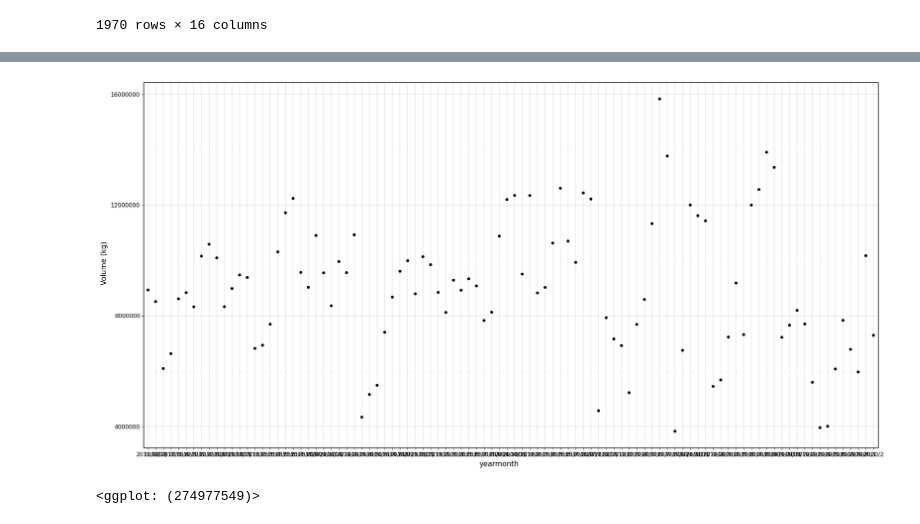
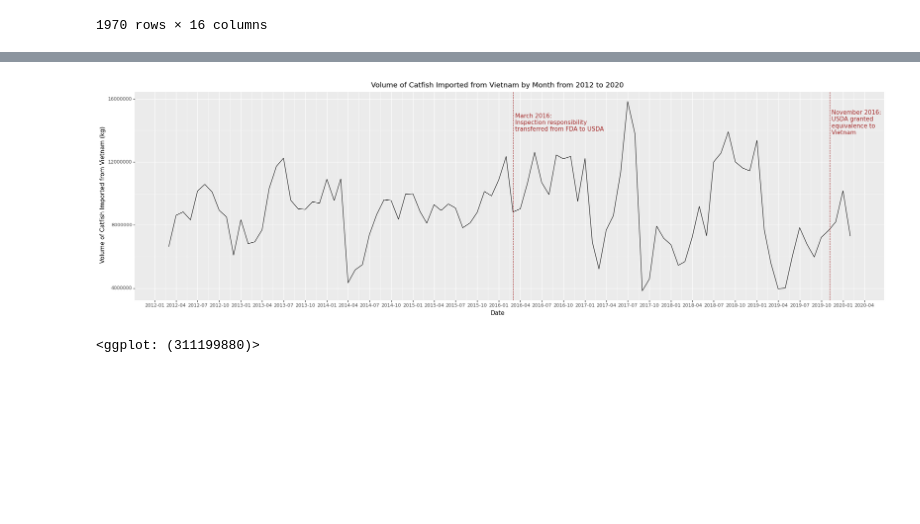
Before and after one commit to MikeBaileyGit/NatlFisheries, a Jupyter notebook: 2_data/Trade Volume/exploring_monthly_trade.ipynb, the cells around one changed output, grey strips where cells are left out. Cells and saved outputs as stored; diff of their text form; code cells hidden in the pictures; blank space fills up the shorter version.

```diff
--- a/2_data/Trade Volume/exploring_monthly_trade.ipynb
+++ b/2_data/Trade Volume/exploring_monthly_trade.ipynb
@@ -191,12 +198,26 @@ vietnam_monthly
 96 rows × 4 columns
-# %%
-# Bar plot
-(
-    ggplot(vietnam_monthly,aes(x='yearmonth',y='Volume (kg)')) +
-    geom_point() +
-    theme_linedraw() +
-    theme(figure_size=(20,10))
-)
-# %% [output]
-[figure, removed]
-<ggplot: (274977549)>
+# %%
+# Path plot
+(
+    ggplot(vietnam_monthly,aes('YearMonth','Volume (kg)')) +
+    geom_path() +
+    geom_vline(xintercept=['2016-03-01','2019-11-05'],
+               color='brown',linetype='dashed') +
+    annotate('text',
+             x=pd.to_datetime('2016-03-01'),y=14500000,
+             label=' March 2016:\n Inspection responsibility\n transferred from FDA to USDA',
+             color='brown',ha='left') +
+    annotate('text',
+             x=pd.to_datetime('2019-11-05'),y=14500000,
+             label=' November 2016:\n USDA granted\n equivalence to\n Vietnam',
+             color='brown',ha='left') +
+    labs(title='Volume of Catfish Imported from Vietnam by Month from 2012 to 2020',
+         x='Date',y='Volume of Catfish Imported from Vietnam (kg)') +
+    scale_x_datetime(breaks=date_breaks('3 months'),
+                     labels=date_format('%Y-%m')) +
+    theme(axis_text_x=element_text(rotation=0),
+          figure_size=(25,7))
+)
+# %% [output]
+[figure, added]
+<ggplot: (311199880)>
```
Also changed, not shown: parts of 2 cells of this notebook.
